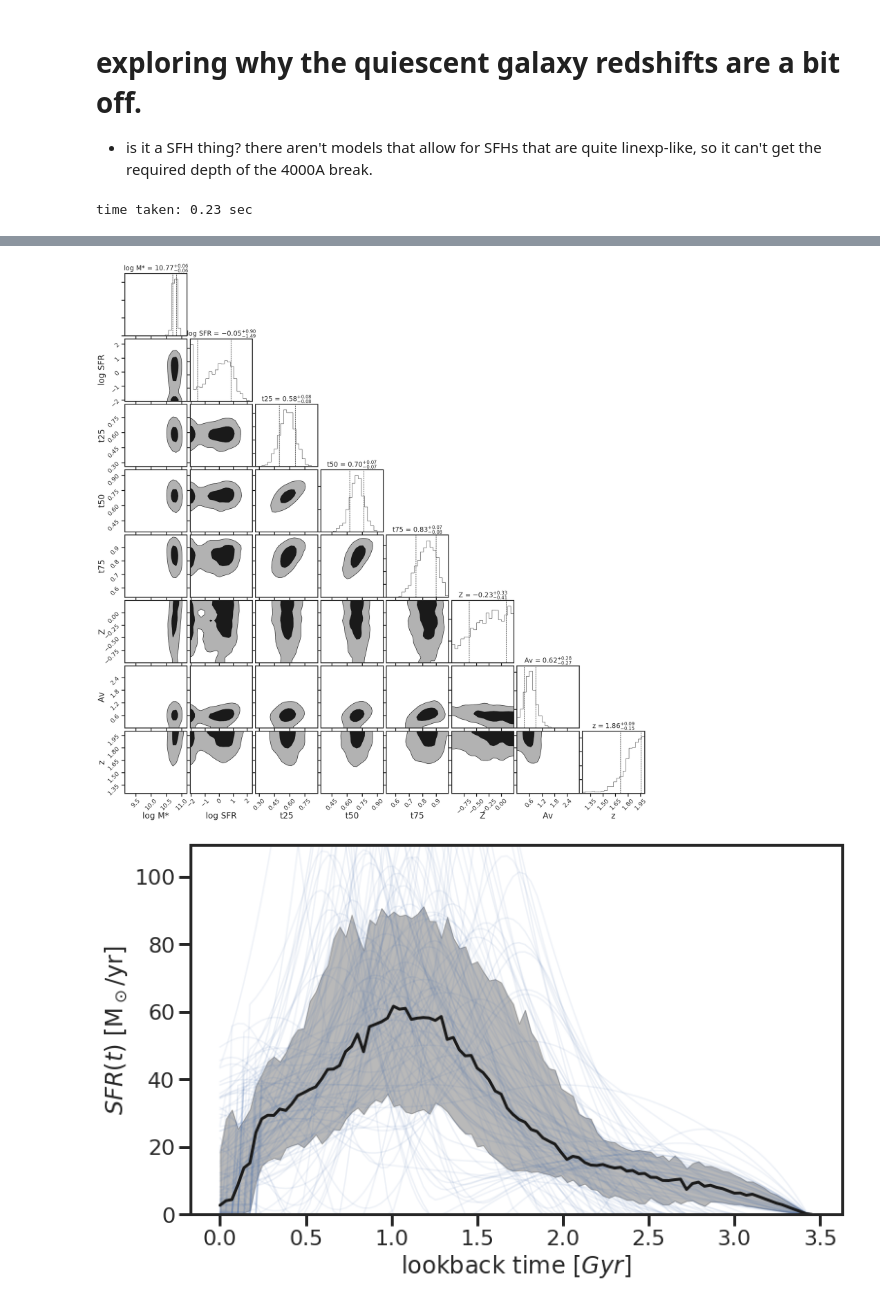
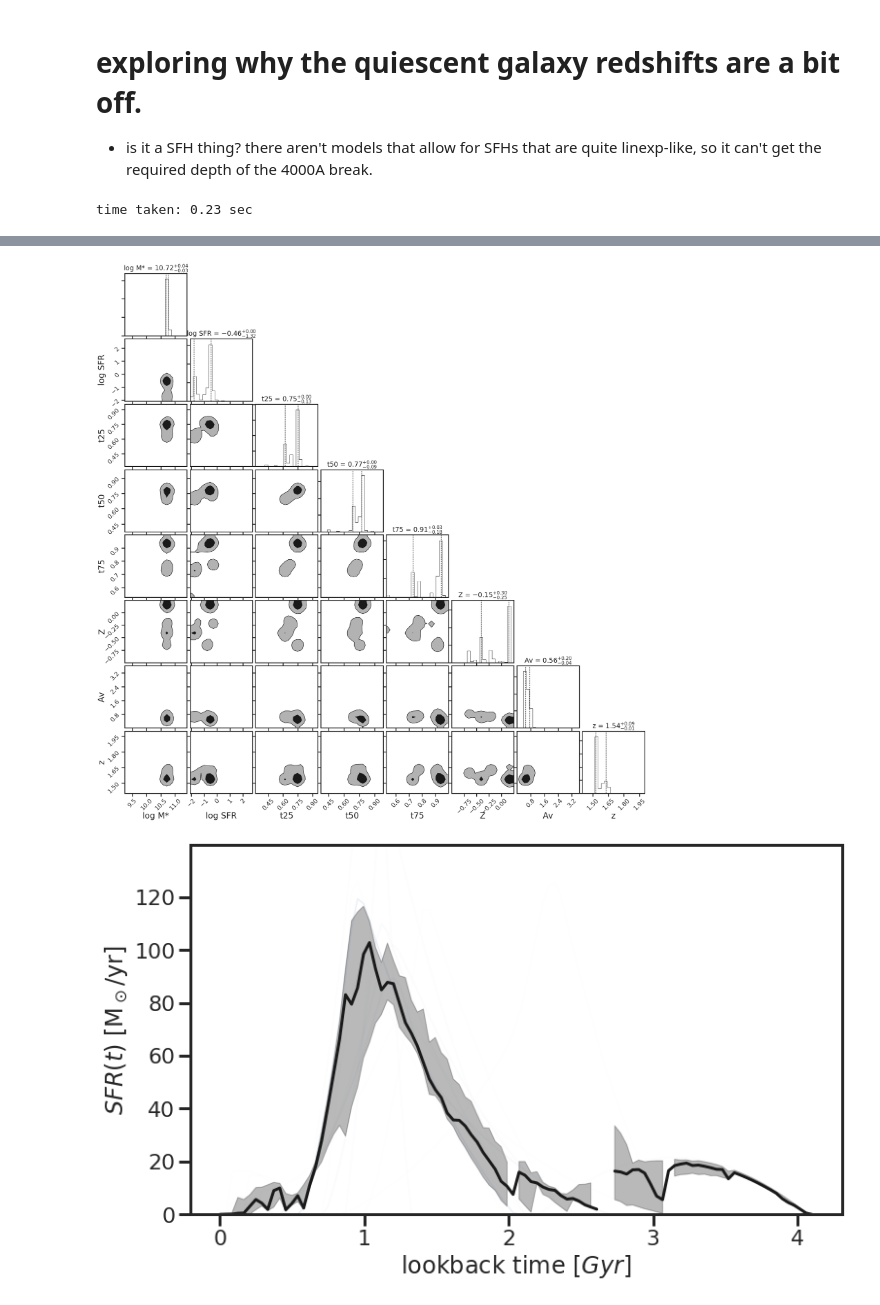
Before and after one commit to kartheikiyer/canucs_analysis, a Jupyter notebook: basic canucs fitting tutorial.ipynb, the cells around one changed output, grey strips where cells are left out. Saved outputs shown, nothing was run; the diff lists cells and outputs as text; code cells hidden in the pictures.

```diff
--- a/basic canucs fitting tutorial.ipynb
+++ b/basic canucs fitting tutorial.ipynb
@@ -77,7 +77,7 @@ priors = db.Priors()
 
 # SFH priors
 priors.Nparam = 3
-priors.tx_alpha = np.ones((priors.Nparam+1,))*5.0
+priors.tx_alpha = np.ones((priors.Nparam+1,))*3.0
 priors.tx_alpha[0] = 22
 
 # SFR prior
@@ -93,14 +93,14 @@ priors.Z_max = 0.25
 
 # dust prior
 priors.dust_prior = 'exp'
-priors.Av_exp_scale = 1.0/5.0
+priors.Av_exp_scale = 1.0/3.0
 
 # redshift prior
-priors.z_min = 1.25
+priors.z_min = 1.4
 priors.z_max = 2.0
 # %%
 N_pregrid = 100000 # size of the precomputed atlas (it's recommended to use at least 10k)
-fname = 'canucs_test_v2'
+fname = 'canucs_test_v3'
 atlaspath = 'atlas/'
 
 # try:
@@ -381,15 +388,16 @@ plt.show()
 - is it a SFH thing? there aren't models that allow for SFHs that are quite linexp-like, so it can't get the required depth of the 4000A break.
 # %%
 gal_id = 4
-SNR = 10
+SNR = 30
 
 sed = sed_fnus[gal_id,0:]
 sed_err = sed/SNR
+sed_err[-5:] = sed_err[-5:]/5.
 #sed_err = sed_err + 0.01
 
 time_start = time.time()
 
-#sedfit = db.SedFit(sed, sed_err, atlas, zbest = 1.50, deltaz=0.1)
+#sedfit = db.SedFit(sed, sed_err, atlas, zbest = 1.82, deltaz=0.1)
 sedfit = db.SedFit(sed, sed_err, atlas)
 sedfit.evaluate_likelihood()
 sedfit.evaluate_posterior_percentiles()
@@ -415,4 +423,4 @@ time taken: 0.23 sec
-[figure, old version]
+[figure, new version]
-[figure, old version]
+[figure, new version]
 # %%
 gal_id = 4
```
Also changed, not shown: parts of 12 cells of this notebook, 25 other files.
